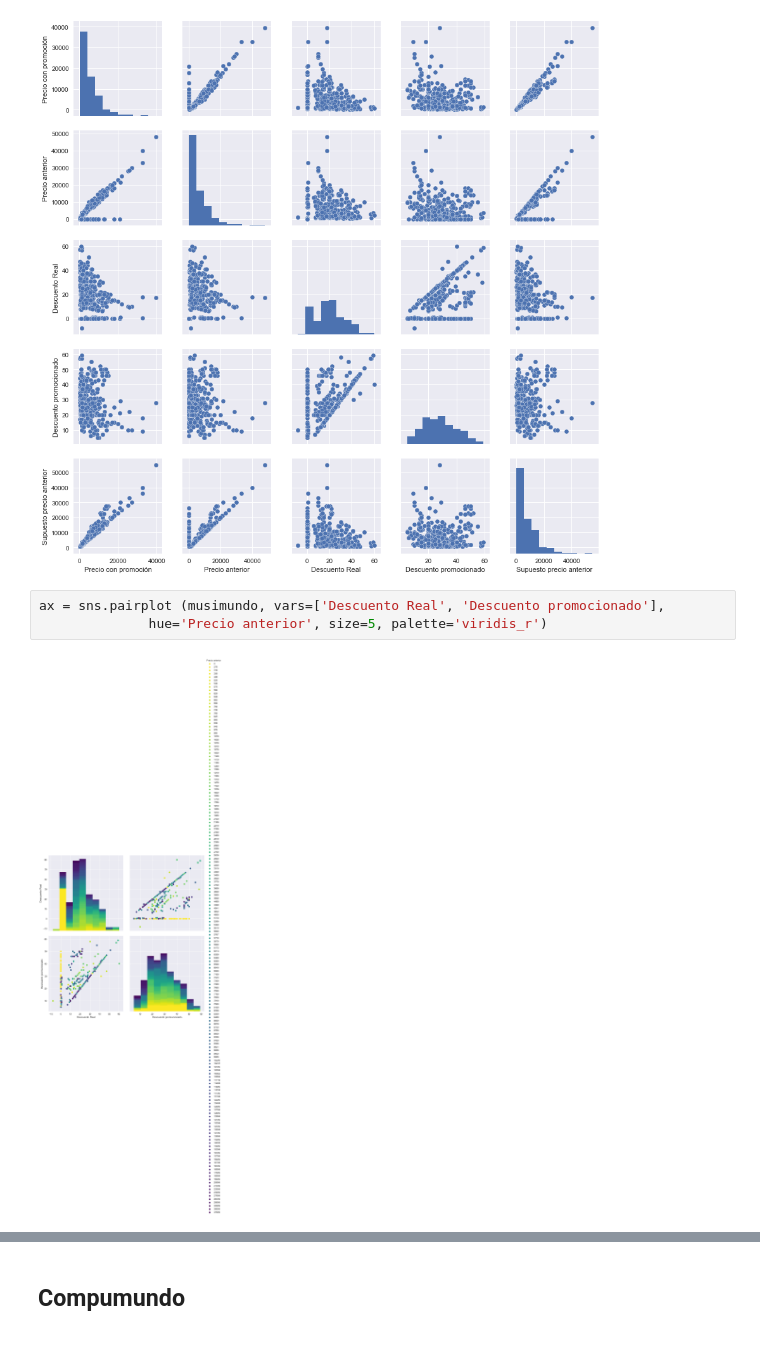
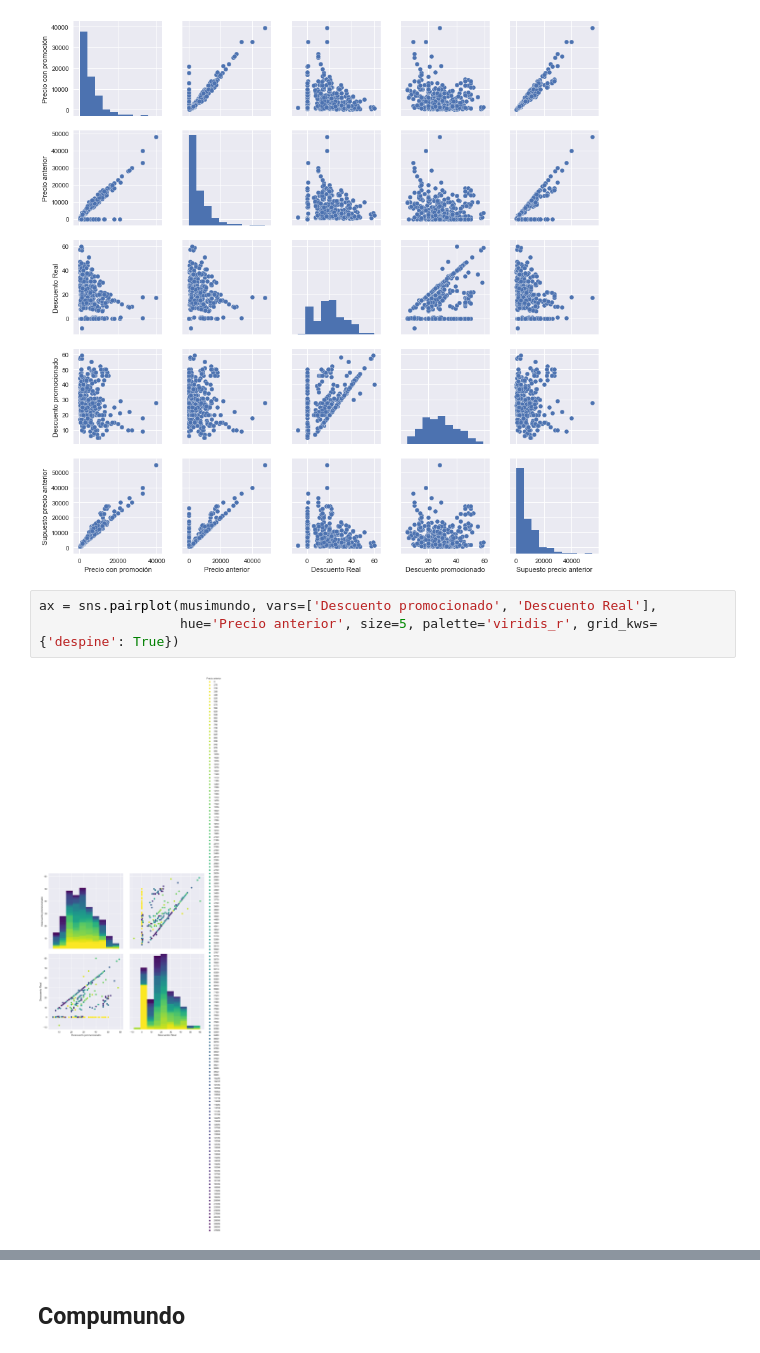
Before and after one commit to OpenDataCordoba/jotsail-analisis, a Jupyter notebook: analisis.ipynb, the cells around one changed output, grey strips where cells are left out. Saved outputs shown, nothing was run; the diff lists cells and outputs as text.

Commit message:
new plots

```diff
--- a/analisis.ipynb
+++ b/analisis.ipynb
@@ -23,7 +37,7 @@ sns.pairplot(musimundo)
 <seaborn.axisgrid.PairGrid at 0x...>
 [figure]
 # %%
-ax = sns.pairplot (musimundo, vars=['Descuento Real', 'Descuento promocionado'],
-              hue='Precio anterior', size=5, palette='viridis_r')
+ax = sns.pairplot(musimundo, vars=['Descuento promocionado', 'Descuento Real'],
+                  hue='Precio anterior', size=5, palette='viridis_r', grid_kws={'despine': True})
 # %% [output]
-[figure, old version]
+[figure, new version]
```
Also changed, not shown: parts of 13 cells of this notebook.
